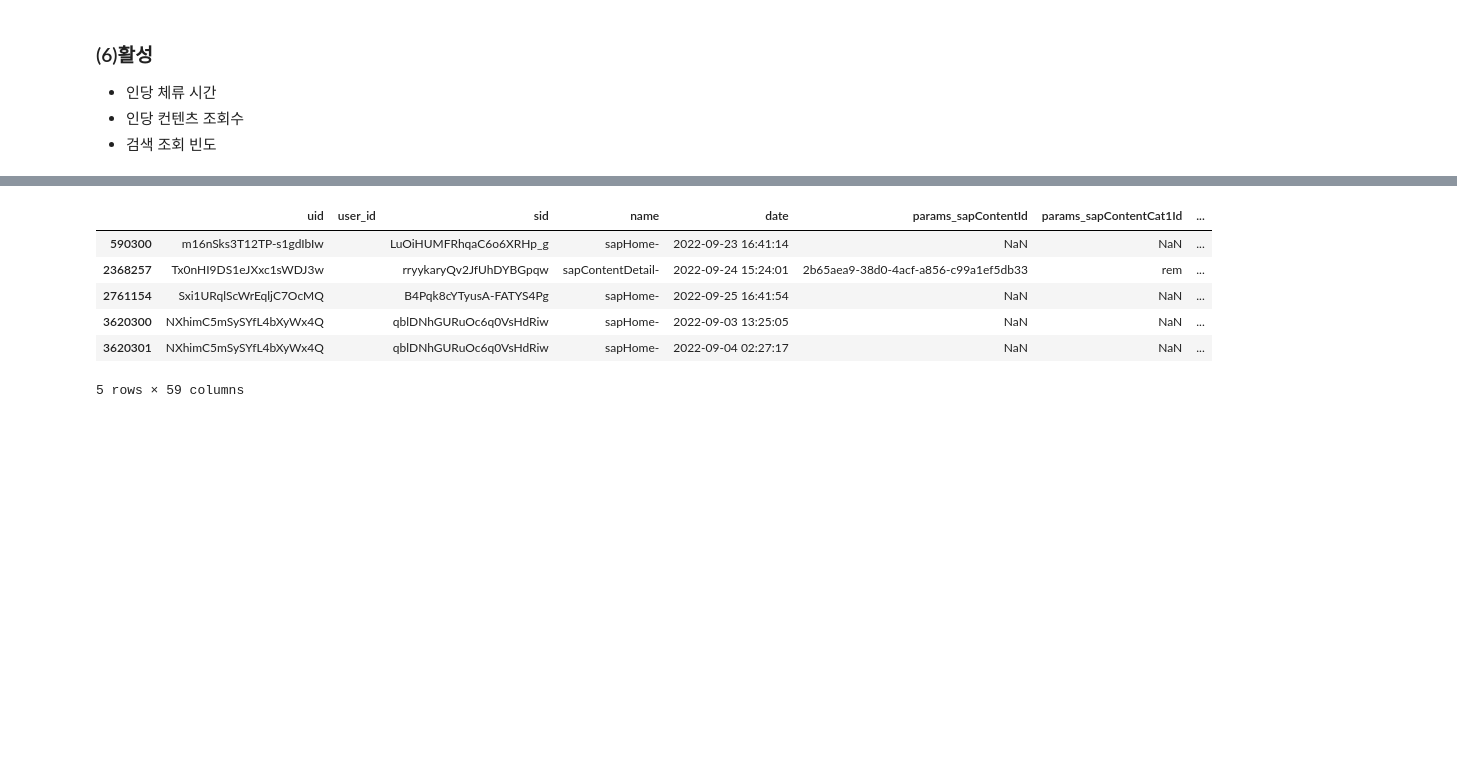
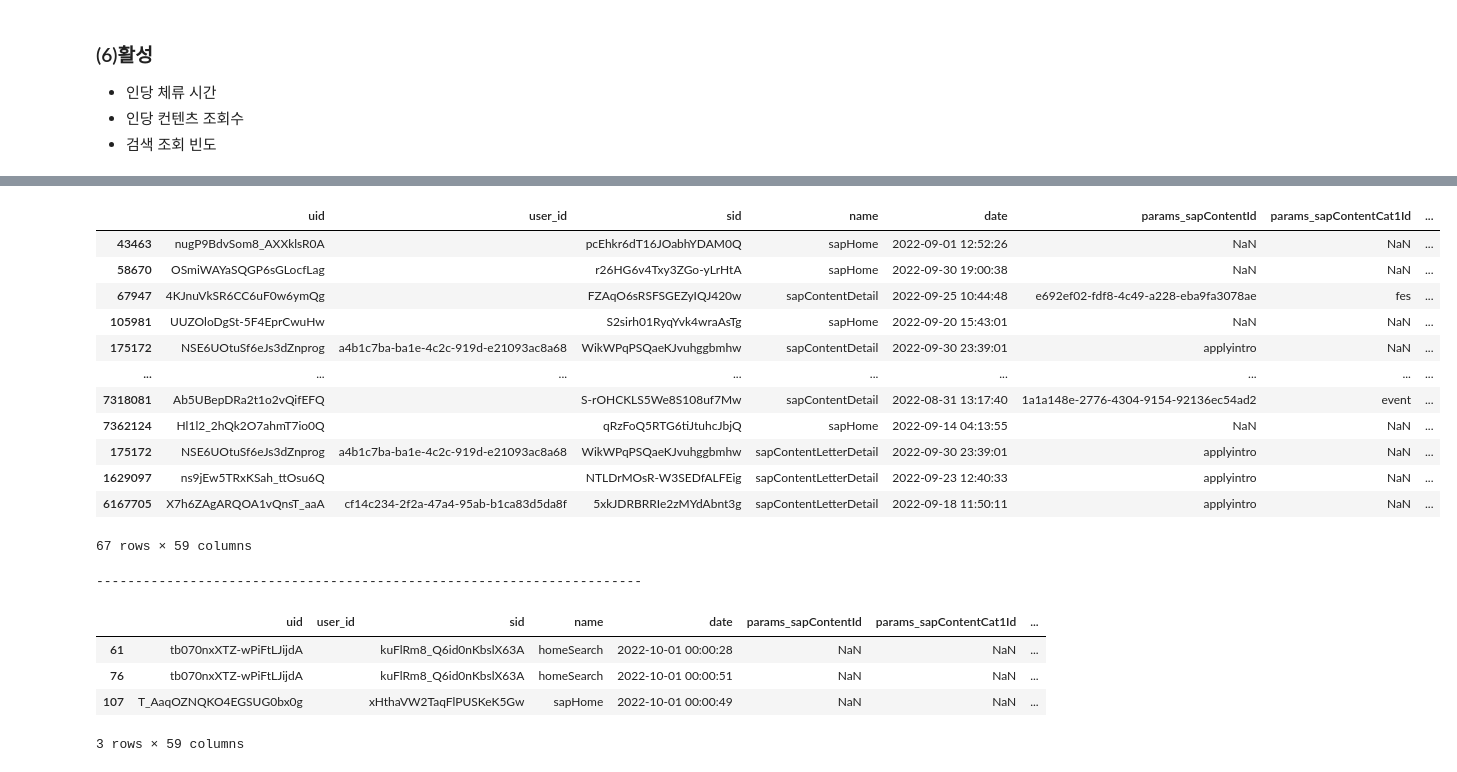
Before and after one commit to tand-datateam-th/kto_prj_git, a Jupyter notebook: [KTO]_Letter_analysis_v1_2210.ipynb, the cells around one changed output, grey strips where cells are left out. Cells and saved outputs as stored; diff of their text form; code cells hidden in the pictures; blank space fills up the shorter version.

```diff
--- a/[KTO]_Letter_analysis_v1_2210.ipynb
+++ b/[KTO]_Letter_analysis_v1_2210.ipynb
@@ -146,7 +155,8 @@ df_param_like = DataImport.extract_event_param(df_param_all, EVENT_SUBSCRIBE_LIK
 df_param_signup = DataImport.extract_event_param(df_param_all, EVENT_SIGNUP).drop_duplicates()
 
 ## 2) 가볼래터 data 생성
-df_param_contents_letter = df_param_all_session[df_param_all_session[PARAM_CONTENT_NAME].str.contains('가볼래-터', na=False)]
+df_param_contents_letter =\
+     df_param_all_session[df_param_all_session[PARAM_CONTENT_NAME].str.contains('가볼래-터', na=False)]
 # %%
 df_param_contents_letter[PARAM_CONTENT_NAME].unique()
 # %% [output]
@@ -817,22 +847,21 @@ organic 인당 검색 조회 빈도(이상 유저 제거):  3.74 회
 # %%
 #########################################
-# 1. 광고 유입 -> 구독 완료
+# 1. 광고 유입
 # ** 시작점: 랜딩 페이지
+# ** 도착점: subscribe 이벤트
 #########################################
 
 ## 가볼래터 한정 contentdetail -> contentletter로 데이터 값 정정
 df_param_contents_letter['name'] = df_param_contents_letter['name'].apply(
     lambda x : 'sapContentDetail' if x == 'sapContentDetail' else x)\
-        .replace({'sapContentDetail':'sapContentLetter'})
+        .replace({'sapContentDetail':'sapContentLetterDetail'})
 
-## 두 df 차집합 구하기
+## 두 df 차집합 구하고 한 테이블로 셋팅
 _df_diff = pd.concat([df_param_all_session, df_param_contents_letter, df_param_contents_letter]).drop_duplicates(keep=False)
-df_param_all_subscribe_referrs = pd.concat([_df_diff, df_param_contents_letter], axis = 0).drop_duplicates(keep='first')
+df_param_all_prep = pd.concat([_df_diff, df_param_contents_letter], axis = 0).drop_duplicates(keep='first')
 
 ## 세그먼트 데이터 생성
-df_param_all_subscribe_referrs = df_param_all_subscribe_referrs[df_param_all_subscribe_referrs[KEY_ID_DEVICE].isin(
-                            set(lst_subscribe_device) & set(lst_landing_device))]
-
-df_param_all_subscribe_referrs.sort_values(by = 'date').groupby([KEY_ID_DEVICE, 'sid', 'day']).head()
+df_param_all_referrs = df_param_all_prep[df_param_all_prep[KEY_ID_DEVICE].isin(lst_landing_device)]
+df_param_all_referrs.sort_values(by = 'date').groupby([KEY_ID_DEVICE, 'sid', 'day']).head()
 # %% [output]
 |  | uid | user_id | sid | name | date | params_sapContentId | params_sapContentCat1Id | ... |
@@ -905,13 +880,36 @@ df_user_subscribe_event
 # %%
-## df_param_all_subscribe_referrs의 10월 이전 데이터
-df_param_all_subscribe_referrs[df_param_all_subscribe_referrs['date'] < '2022-10-01 00:00:00']
+#########################################
+# 1. 광고 유입
+# ** 시작점: 랜딩 페이지
+# ** 도착점: subscribe 이벤트
+#########################################
+## 10월 이전 데이터 확인
+df_param_all_referrs[df_param_all_referrs['date'] < '2022-10-01 00:00:00'].shape
+print('-'*70)
 
-df_param_all_subscribe_referrs = df_param_all_subscribe_referrs[df_param_all_subscribe_referrs['date'] >= '2022-10-01 00:00:00']
+## 10월 이전 데이터 제거
+df_param_all_referrs =\
+    df_param_all_referrs[
+        df_param_all_referrs['date'] >=\
+             '2022-10-01 00:00:00']
+df_param_all_referrs.head(3)
 # %% [output]
 |  | uid | user_id | sid | name | date | params_sapContentId | params_sapContentCat1Id | ... |
-| 590300 | m16nSks3T12TP-s1gdIbIw |  | LuOiHUMFRhqaC6o6XRHp_g | sapHome- | 2022-09-23 16:41:14 | NaN | NaN | ... |
-| 2368257 | Tx0nHI9DS1eJXxc1sWDJ3w |  | rryykaryQv2JfUhDYBGpqw | sapContentDetail- | 2022-09-24 15:24:01 | 2b65aea9-38d0-4acf-a856-c99a1ef5db33 | rem | ... |
-| 2761154 | Sxi1URqlScWrEqljC7OcMQ |  | B4Pqk8cYTyusA-FATYS4Pg | sapHome- | 2022-09-25 16:41:54 | NaN | NaN | ... |
-| 3620300 | NXhimC5mSySYfL4bXyWx4Q |  | qblDNhGURuOc6q0VsHdRiw | sapHome- | 2022-09-03 13:25:05 | NaN | NaN | ... |
-| 3620301 | NXhimC5mSySYfL4bXyWx4Q |  | qblDNhGURuOc6q0VsHdRiw | sapHome- | 2022-09-04 02:27:17 | NaN | NaN | ... |
+| 43463 | nugP9BdvSom8_AXXklsR0A |  | pcEhkr6dT16JOabhYDAM0Q | sapHome | 2022-09-01 12:52:26 | NaN | NaN | ... |
+| 58670 | OSmiWAYaSQGP6sGLocfLag |  | r26HG6v4Txy3ZGo-yLrHtA | sapHome | 2022-09-30 19:00:38 | NaN | NaN | ... |
+| 67947 | 4KJnuVkSR6CC6uF0w6ymQg |  | FZAqO6sRSFSGEZyIQJ420w | sapContentDetail | 2022-09-25 10:44:48 | e692ef02-fdf8-4c49-a228-eba9fa3078ae | fes | ... |
+| 105981 | UUZOloDgSt-5F4EprCwuHw |  | S2sirh01RyqYvk4wraAsTg | sapHome | 2022-09-20 15:43:01 | NaN | NaN | ... |
+| 175172 | NSE6UOtuSf6eJs3dZnprog | a4b1c7ba-ba1e-4c2c-919d-e21093ac8a68 | WikWPqPSQaeKJvuhggbmhw | sapContentDetail | 2022-09-30 23:39:01 | applyintro | NaN | ... |
+| ... | ... | ... | ... | ... | ... | ... | ... | ... |
+| 7318081 | Ab5UBepDRa2t1o2vQifEFQ |  | S-rOHCKLS5We8S108uf7Mw | sapContentDetail | 2022-08-31 13:17:40 | 1a1a148e-2776-4304-9154-92136ec54ad2 | event | ... |
+| 7362124 | Hl1l2_2hQk2O7ahmT7io0Q |  | qRzFoQ5RTG6tiJtuhcJbjQ | sapHome | 2022-09-14 04:13:55 | NaN | NaN | ... |
+| 175172 | NSE6UOtuSf6eJs3dZnprog | a4b1c7ba-ba1e-4c2c-919d-e21093ac8a68 | WikWPqPSQaeKJvuhggbmhw | sapContentLetterDetail | 2022-09-30 23:39:01 | applyintro | NaN | ... |
+| 1629097 | ns9jEw5TRxKSah_ttOsu6Q |  | NTLDrMOsR-W3SEDfALFEig | sapContentLetterDetail | 2022-09-23 12:40:33 | applyintro | NaN | ... |
+| 6167705 | X7h6ZAgARQOA1vQnsT_aaA | cf14c234-2f2a-47a4-95ab-b1ca83d5da8f | 5xkJDRBRRIe2zMYdAbnt3g | sapContentLetterDetail | 2022-09-18 11:50:11 | applyintro | NaN | ... |
-5 rows × 59 columns
+67 rows × 59 columns
+----------------------------------------------------------------------
+|  | uid | user_id | sid | name | date | params_sapContentId | params_sapContentCat1Id | ... |
+| 61 | tb070nxXTZ-wPiFtLJijdA |  | kuFlRm8_Q6id0nKbslX63A | homeSearch | 2022-10-01 00:00:28 | NaN | NaN | ... |
+| 76 | tb070nxXTZ-wPiFtLJijdA |  | kuFlRm8_Q6id0nKbslX63A | homeSearch | 2022-10-01 00:00:51 | NaN | NaN | ... |
+| 107 | T_AaqOZNQKO4EGSUG0bx0g |  | xHthaVW2TaqFlPUSKeK5Gw | sapHome | 2022-10-01 00:00:49 | NaN | NaN | ... |
+3 rows × 59 columns
```
Also changed, not shown: parts of 18 cells of this notebook.
